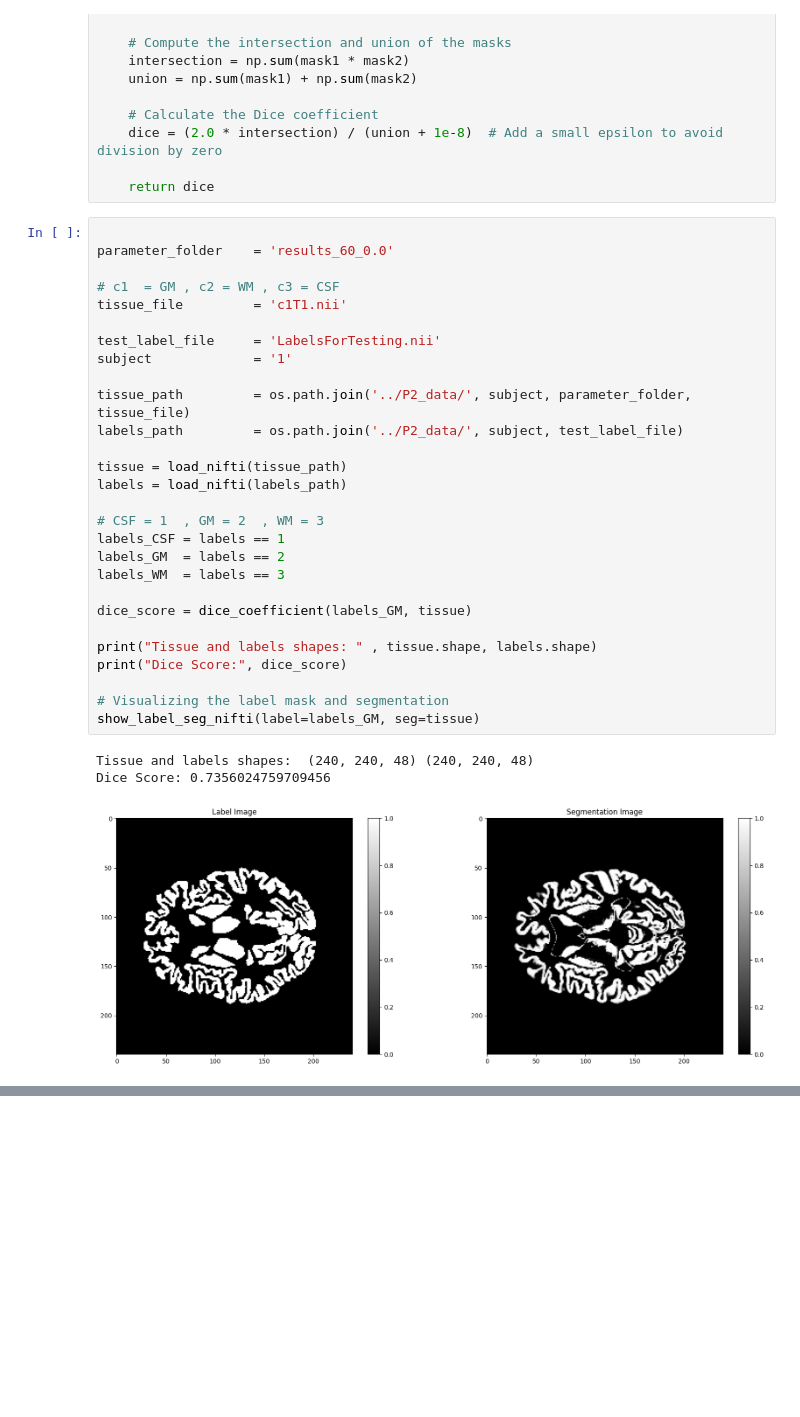
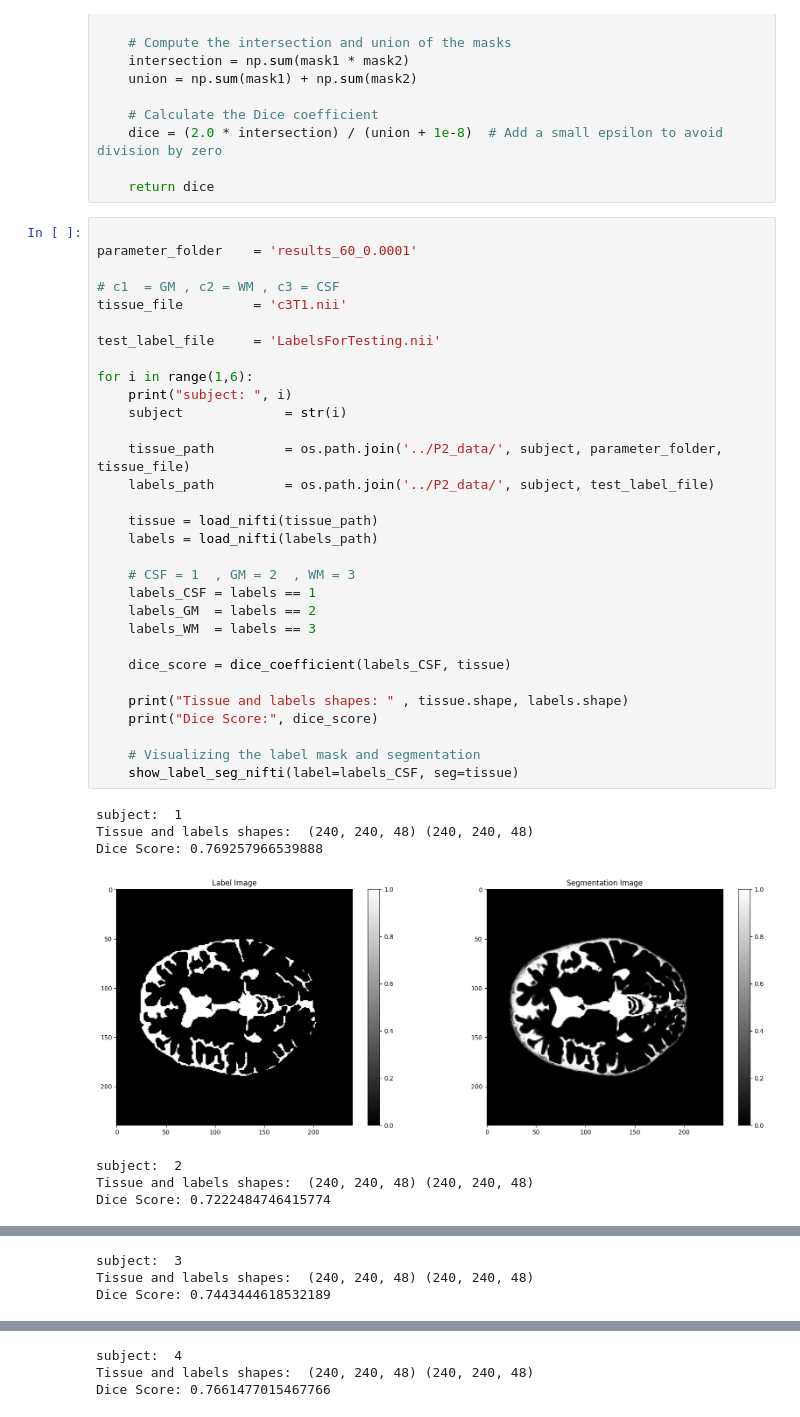
Before and after one commit to abdel-habib/medical-image-segmentation-and-applications, a Jupyter notebook: Lab 1/code/evaluation.ipynb, the cells around one changed output, grey strips where cells are left out. Drawn from its saved outputs; the diff is of its cells as text; blank space fills up the shorter version.

Commit message:
evaluate segmentation masks

```diff
--- a/Lab 1/code/evaluation.ipynb
+++ b/Lab 1/code/evaluation.ipynb
@@ -50,33 +50,40 @@ def dice_coefficient(mask1, mask2):
     return dice
 # %%
 
-parameter_folder    = 'results_60_0.0'
+parameter_folder    = 'results_60_0.0001'
 
 # c1  = GM , c2 = WM , c3 = CSF
-tissue_file         = 'c1T1.nii'
+tissue_file         = 'c3T1.nii'
 
 test_label_file     = 'LabelsForTesting.nii'
-subject             = '1'
 
-tissue_path         = os.path.join('../P2_data/', subject, parameter_folder, tissue_file)
-labels_path         = os.path.join('../P2_data/', subject, test_label_file)
+for i in range(1,6):
+    print("subject: ", i)
+    subject             = str(i)
 
-tissue = load_nifti(tissue_path)
-labels = load_nifti(labels_path)
+    tissue_path         = os.path.join('../P2_data/', subject, parameter_folder, tissue_file)
+    labels_path         = os.path.join('../P2_data/', subject, test_label_file)
 
-# CSF = 1  , GM = 2  , WM = 3
-labels_CSF = labels == 1
-labels_GM  = labels == 2
-labels_WM  = labels == 3
+    tissue = load_nifti(tissue_path)
+    labels = load_nifti(labels_path)
 
-dice_score = dice_coefficient(labels_GM, tissue)
+    # CSF = 1  , GM = 2  , WM = 3
+    labels_CSF = labels == 1
+    labels_GM  = labels == 2
+    labels_WM  = labels == 3
 
-print("Tissue and labels shapes: " , tissue.shape, labels.shape)
-print("Dice Score:", dice_score)
+    dice_score = dice_coefficient(labels_CSF, tissue)
 
-# Visualizing the label mask and segmentation
-show_label_seg_nifti(label=labels_GM, seg=tissue)
+    print("Tissue and labels shapes: " , tissue.shape, labels.shape)
+    print("Dice Score:", dice_score)
+
+    # Visualizing the label mask and segmentation
+    show_label_seg_nifti(label=labels_CSF, seg=tissue)
 # %% [output]
+subject:  1
 Tissue and labels shapes:  (240, 240, 48) (240, 240, 48)
-Dice Score: 0.7356024759709456
+Dice Score: 0.769257966539888
-[figure, old version]
+[figure, new version]
+subject:  2
+Tissue and labels shapes:  (240, 240, 48) (240, 240, 48)
+Dice Score: 0.7222484746415774
@@ -82,0 +91,3 @@ Dice Score: 0.7356024759709456
+subject:  3
+Tissue and labels shapes:  (240, 240, 48) (240, 240, 48)
+Dice Score: 0.7443444618532189
@@ -82,0 +95,3 @@ Dice Score: 0.7356024759709456
+subject:  4
+Tissue and labels shapes:  (240, 240, 48) (240, 240, 48)
+Dice Score: 0.7661477015467766
```
Also changed, not shown: parts of 1 cell of this notebook, 1 other file.
